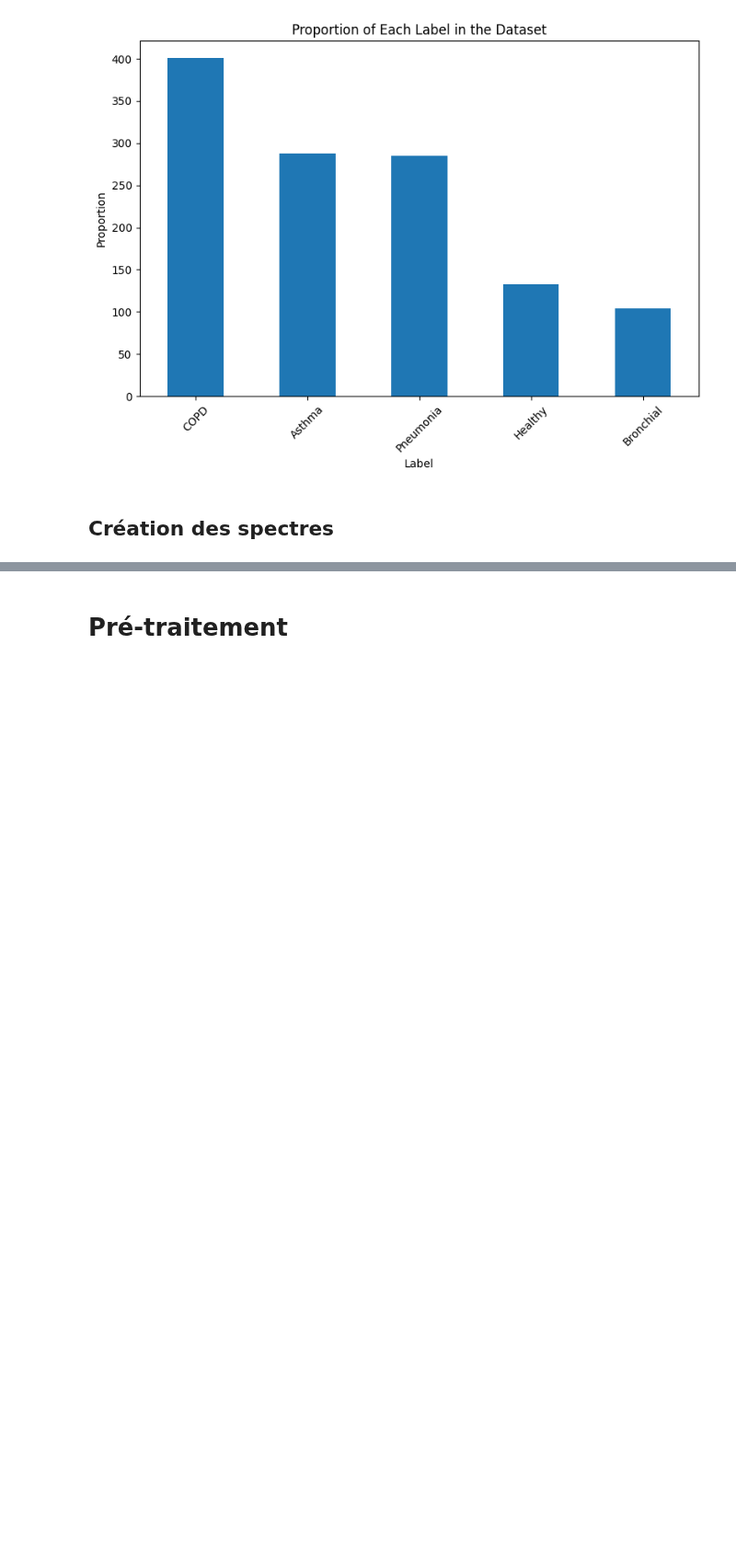
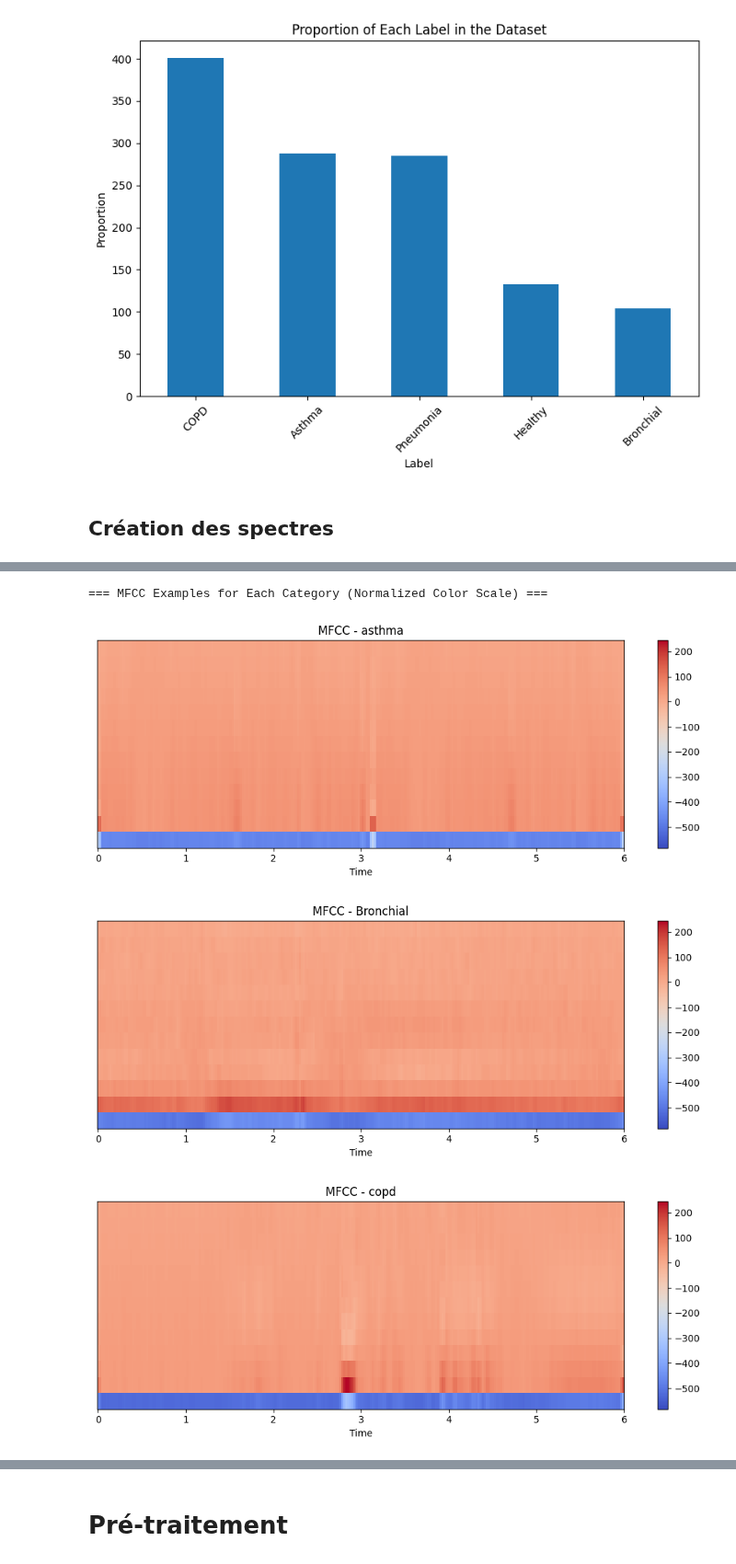
Before and after one commit to YRR0/Hackathon_Equipe32_Tessan, a Jupyter notebook: start.ipynb, the cells around one changed output, grey strips where cells are left out. Shown at 92% size. Saved outputs shown, nothing was run; the diff lists cells and outputs as text; code cells hidden in the pictures; blank space fills up the shorter version.

```diff
--- a/start.ipynb
+++ b/start.ipynb
@@ -268,0 +268,58 @@ if loaded_specs:
+# %%
+# MFCC, maybe a paramétriser pour tester plusieurs MFCC
+
+def show_mfcc_examples(base_data_dir="data", index=0, categories=None):
+    base_data_dir = Path(base_data_dir)
+
+    if categories is None:
+        categories = ["asthma", "Bronchial", "copd", "healthy", "pneumonia"]
+
+    category_dirs = [base_data_dir / category for category in categories]
+
+    print("\n=== MFCC Examples for Each Category (Normalized Color Scale) ===")
+    loaded_mfcc = []
+
+    for category_dir in category_dirs:
+        if not category_dir.exists():
+            print(f"Folder not found: {category_dir}")
+            continue
+
+        wav_files = sorted(category_dir.glob("*.wav"))
+        if not wav_files:
+            print(f"No .wav file in: {category_dir}")
+            continue
+
+        audio_path = wav_files[index]  # file at the specified index for this category
+        y, sr = librosa.load(str(audio_path), sr=None)
+        mfcc = librosa.feature.mfcc(y=y, sr=sr, n_mfcc=13) # n_mfcc : entre 20 et 40 pour le medical poumon
+        loaded_mfcc.append((category_dir.name, mfcc, sr))
+
+    if not loaded_mfcc:
+        print("No MFCC could be loaded from this dataset.")
+        return []
+
+    global_vmin = min(float(np.min(mfcc)) for _, mfcc, _ in loaded_mfcc)
+    global_vmax = max(float(np.max(mfcc)) for _, mfcc, _ in loaded_mfcc)
+
+    for category_name, mfcc, sr in loaded_mfcc:
+        plt.figure(figsize=(10, 4))
+        librosa.display.specshow(
+            mfcc,
+            sr=sr,
+            x_axis="time",
+            vmin=global_vmin,
+            vmax=global_vmax,
+        )
+        plt.colorbar()
+        plt.title(f"MFCC - {category_name}")
+        plt.tight_layout()
+        plt.show()
+
+    # return loaded_mfcc
+
+show_mfcc_examples(base_data_dir="data_updated")
+# %% [output]
+=== MFCC Examples for Each Category (Normalized Color Scale) ===
+[figure, added]
+[figure, added]
+[figure, added]
```
Also changed, not shown: parts of 14 cells of this notebook, 1 other file.
